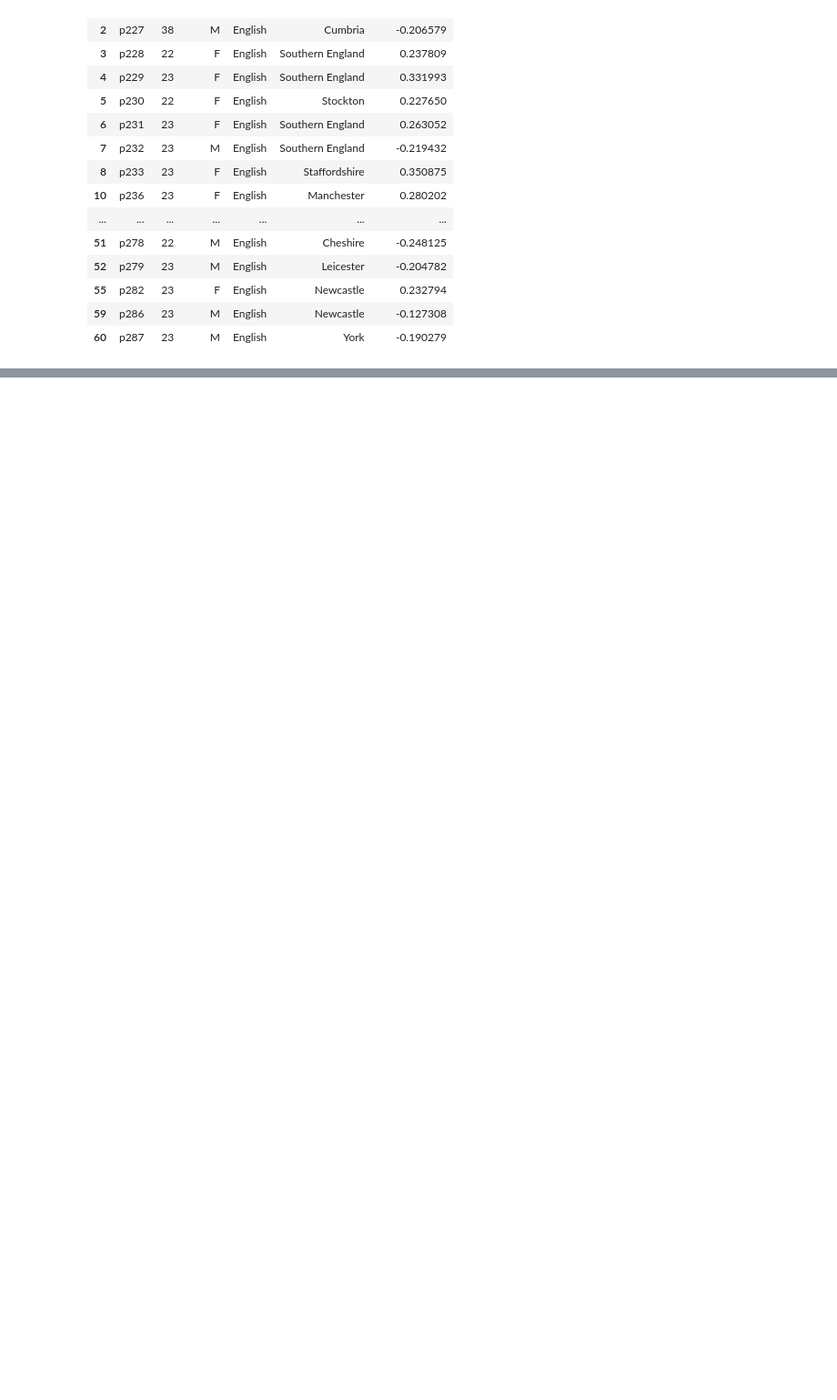
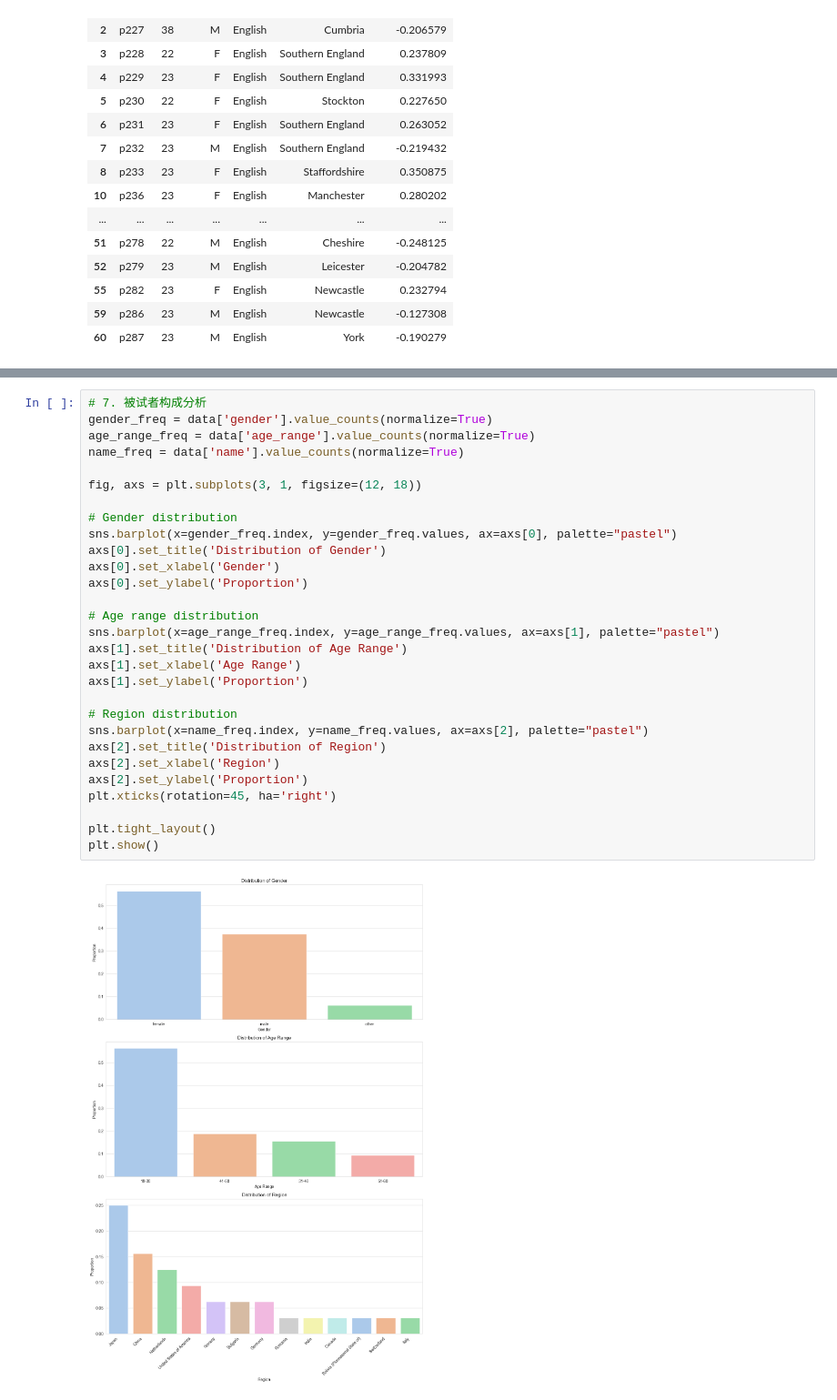
Before and after one commit to YiqiuWangVT/deep-speaker, a Jupyter notebook: deep_speaker/notebook/vctk.ipynb, the cells around one changed output, grey strips where cells are left out. Shown at 91% size. Saved outputs shown, nothing was run; the diff lists cells and outputs as text; blank space fills up the shorter version.

```diff
--- a/deep_speaker/notebook/vctk.ipynb
+++ b/deep_speaker/notebook/vctk.ipynb
@@ -1048,0 +1341,31 @@ See the caveats in the documentation: https://pandas.pydata.org/pandas-docs/stab
+# %%
+# 7. 被试者构成分析
+gender_freq = data['gender'].value_counts(normalize=True)
+age_range_freq = data['age_range'].value_counts(normalize=True)
+name_freq = data['name'].value_counts(normalize=True)
+
+fig, axs = plt.subplots(3, 1, figsize=(12, 18))
+
+# Gender distribution
+sns.barplot(x=gender_freq.index, y=gender_freq.values, ax=axs[0], palette="pastel")
+axs[0].set_title('Distribution of Gender')
+axs[0].set_xlabel('Gender')
+axs[0].set_ylabel('Proportion')
+
+# Age range distribution
+sns.barplot(x=age_range_freq.index, y=age_range_freq.values, ax=axs[1], palette="pastel")
+axs[1].set_title('Distribution of Age Range')
+axs[1].set_xlabel('Age Range')
+axs[1].set_ylabel('Proportion')
+
+# Region distribution
+sns.barplot(x=name_freq.index, y=name_freq.values, ax=axs[2], palette="pastel")
+axs[2].set_title('Distribution of Region')
+axs[2].set_xlabel('Region')
+axs[2].set_ylabel('Proportion')
+plt.xticks(rotation=45, ha='right')
+
+plt.tight_layout()
+plt.show()
+# %% [output]
+[figure, added]
```
Also changed, not shown: parts of 23 cells of this notebook.
